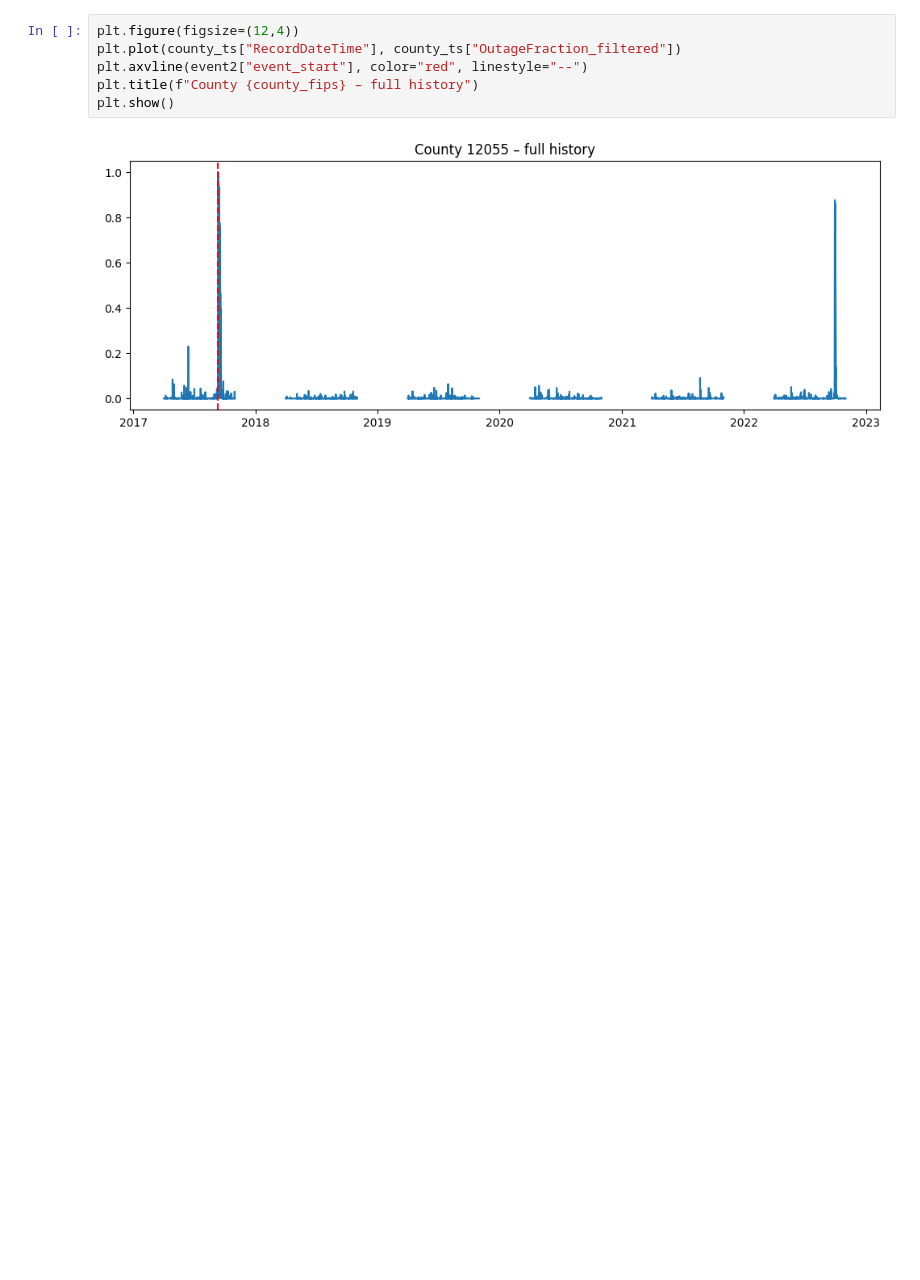
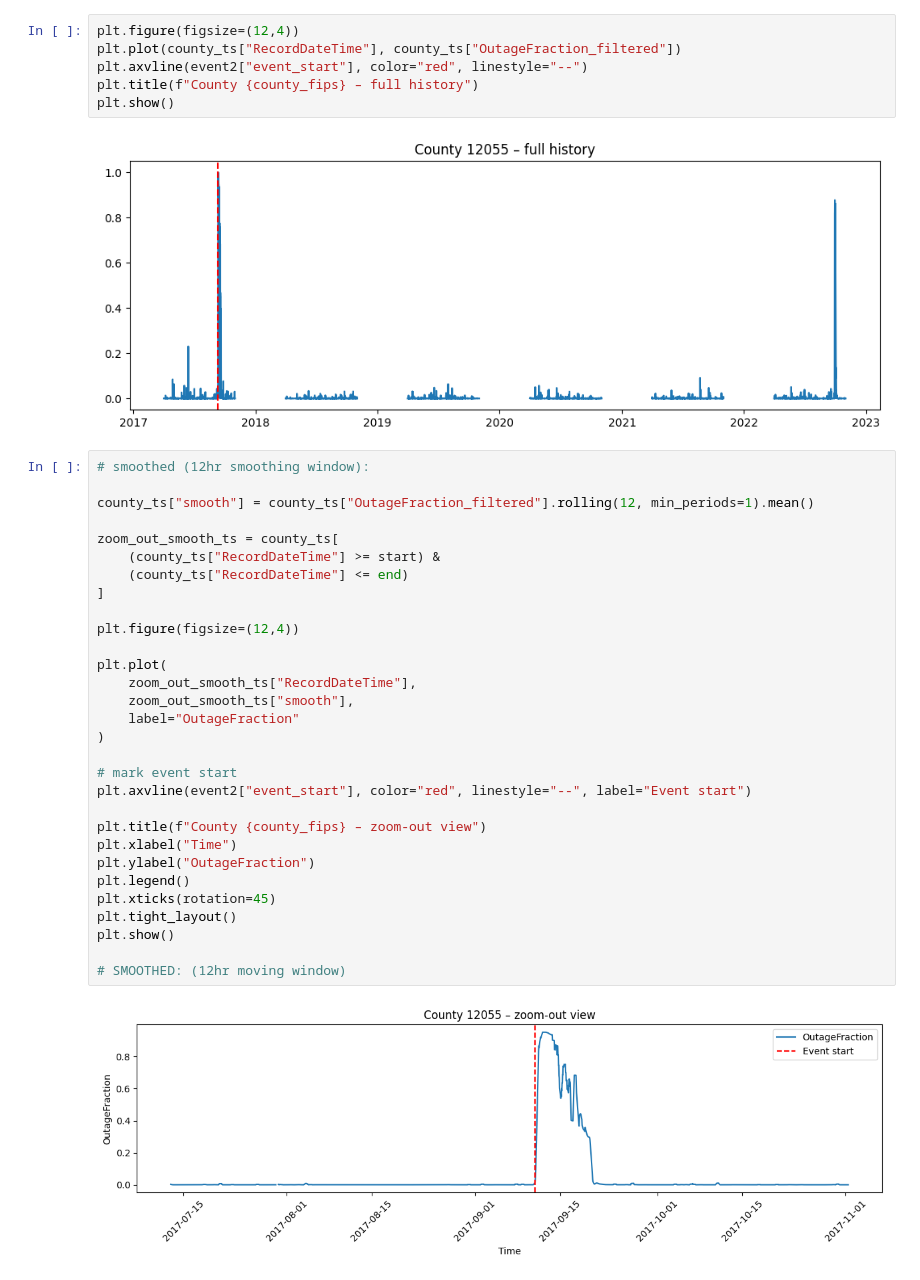
Before and after one commit to lukemccarvill/outage-recovery-forecasting, a Jupyter notebook: python_scripts/exploring_timeseries.ipynb, the cells around one changed output. Drawn from its saved outputs; the diff is of its cells as text; blank space fills up the shorter version.

```diff
--- a/python_scripts/exploring_timeseries.ipynb
+++ b/python_scripts/exploring_timeseries.ipynb
@@ -550,3 +550,35 @@ plt.title(f"County {county_fips} – full history")
 plt.show()
 # %% [output]
 [figure]
+# %%
+# smoothed (12hr smoothing window):
+
+county_ts["smooth"] = county_ts["OutageFraction_filtered"].rolling(12, min_periods=1).mean()
+
+zoom_out_smooth_ts = county_ts[
+    (county_ts["RecordDateTime"] >= start) &
+    (county_ts["RecordDateTime"] <= end)
+]
+
+plt.figure(figsize=(12,4))
+
+plt.plot(
+    zoom_out_smooth_ts["RecordDateTime"],
+    zoom_out_smooth_ts["smooth"],
+    label="OutageFraction"
+)
+
+# mark event start
+plt.axvline(event2["event_start"], color="red", linestyle="--", label="Event start")
+
+plt.title(f"County {county_fips} – zoom-out view")
+plt.xlabel("Time")
+plt.ylabel("OutageFraction")
+plt.legend()
+plt.xticks(rotation=45)
+plt.tight_layout()
+plt.show()
+
+# SMOOTHED: (12hr moving window)
+# %% [output]
+[figure, added]
```
Also changed, not shown: parts of 1 cell of this notebook, 30 other files.
